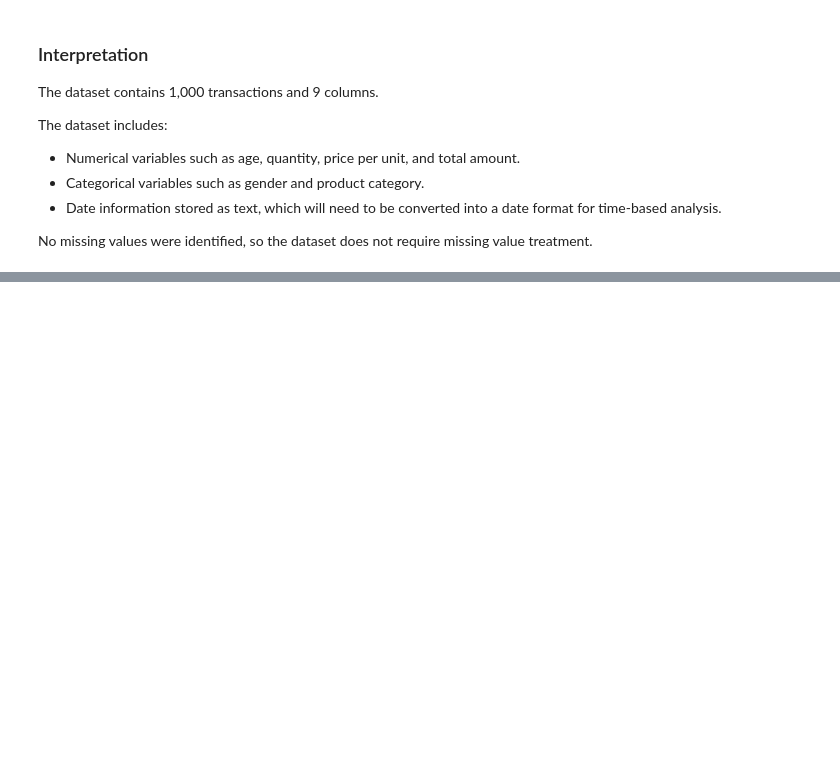
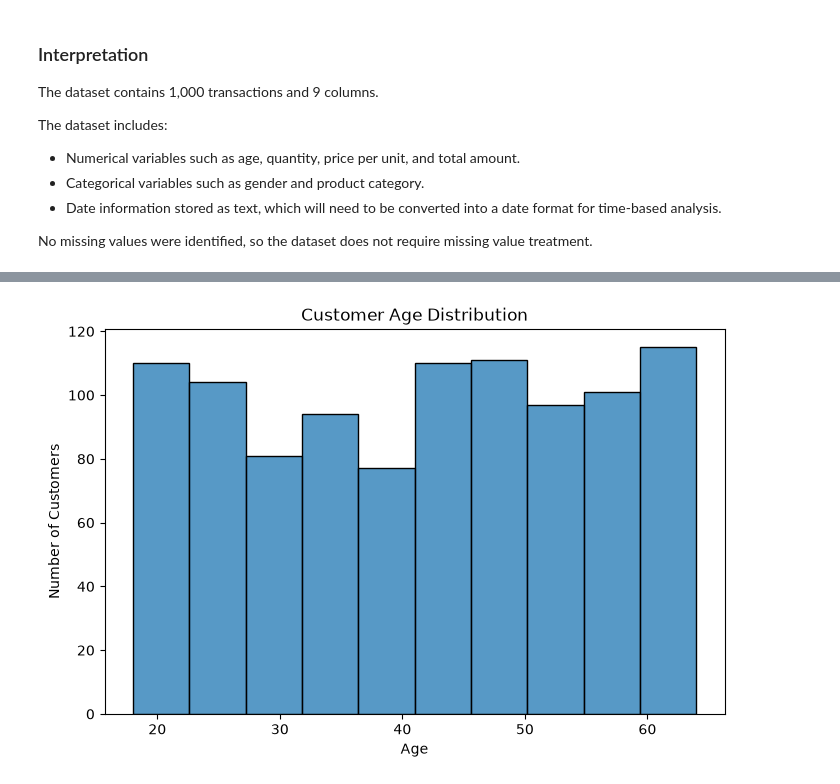
Before and after one commit to mjaf0011-lang/Project-1-Retail-Sales-Analysis, a Jupyter notebook: notebooks/01_Retail_Sales_Analysis.ipynb, the cells around one changed output, grey strips where cells are left out. Cells and saved outputs as stored; diff of their text form; code cells hidden in the pictures; blank space fills up the shorter version.

```diff
--- a/notebooks/01_Retail_Sales_Analysis.ipynb
+++ b/notebooks/01_Retail_Sales_Analysis.ipynb
@@ -128,0 +433,20 @@ No missing values were identified, so the dataset does not require missing value
+# %%
+# Histogram to show how many customers fall into different age ranges
+
+plt.figure(figsize=(8,5))
+
+sns.histplot(
+    data=df,
+    x="Age",
+    bins=10
+)
+
+plt.title("Customer Age Distribution")
+plt.xlabel("Age")
+plt.ylabel("Number of Customers")
+
+plt.savefig("../images/customer_age_distribution.png", bbox_inches="tight")
+
+plt.show()
+# %% [output]
+[figure, added]
```
Also changed, not shown: parts of 65 cells of this notebook.
